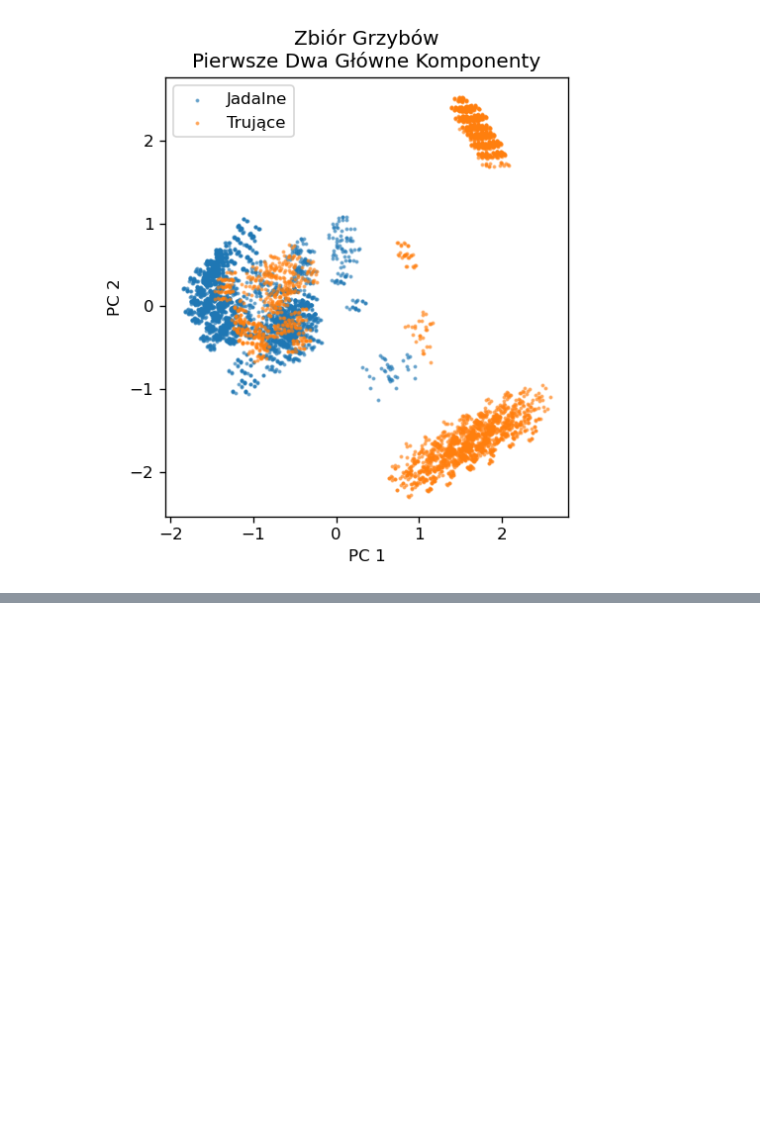
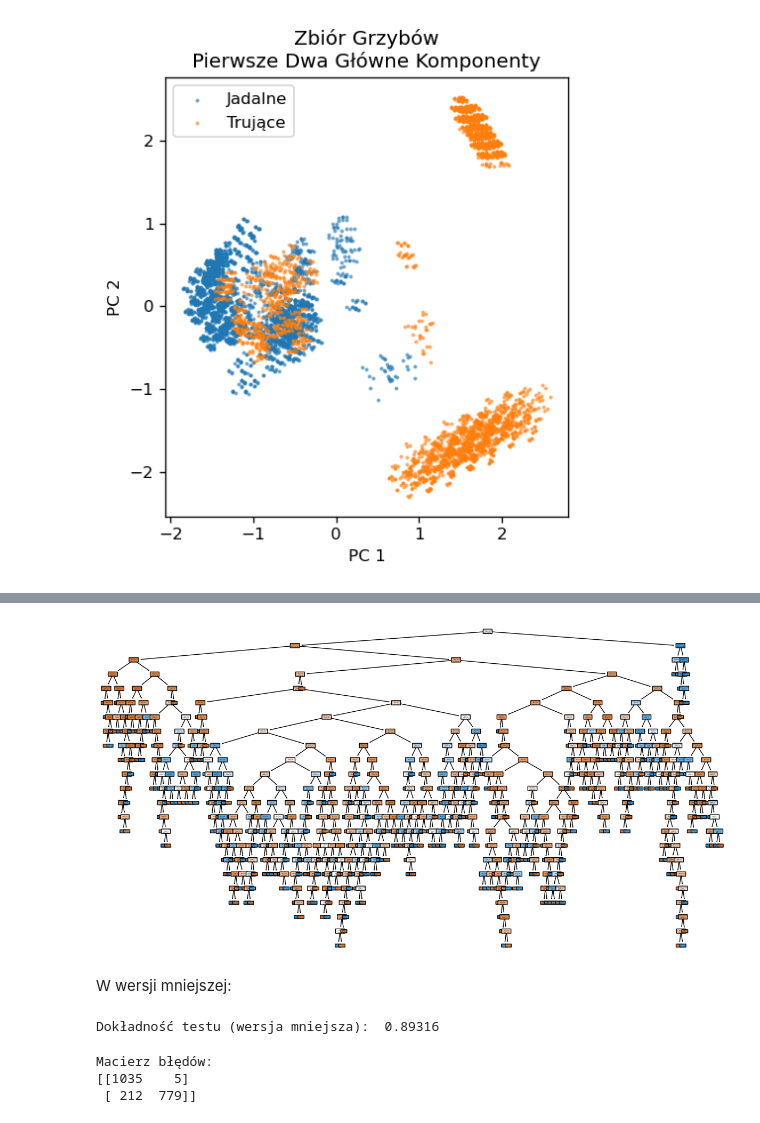
Before and after one commit to nwielocha/mushroom-classification, a Jupyter notebook: Mushroom Classification.ipynb, the cells around one changed output, grey strips where cells are left out. Drawn from its saved outputs; the diff is of its cells as text; code cells hidden in the pictures; blank space fills up the shorter version.

```diff
--- a/Mushroom Classification.ipynb
+++ b/Mushroom Classification.ipynb
@@ -189,0 +213,25 @@ Dokładność testu:  0.93255
+# %%
+from sklearn.tree import plot_tree
+plt.figure(figsize=(15, 8))
+plot_tree(model_big, feature_names=X.columns.tolist(), class_names=['Jadalne', 'Trujące'], filled=True, rounded=True)
+plt.show()
+# %% [output]
+[figure, added]
+# %% [markdown]
+W wersji mniejszej:
+# %%
+# Wersja mniejsza z ograniczoną głębokością drzewa
+model_small = DecisionTreeClassifier(max_depth=3).fit(X_train, y_train)
+print("\nDokładność testu (wersja mniejsza): ", round(model_small.score(X_test, y_test), 5))
+# %% [output]
+Dokładność testu (wersja mniejsza):  0.89316
+# %%
+from sklearn.metrics import confusion_matrix
+y_pred = model_small.predict(X_test)
+cm = confusion_matrix(y_test, y_pred)
+print("Macierz błędów:")
+print(cm)
+# %% [output]
+Macierz błędów:
+[[1035    5]
+ [ 212  779]]
```
Also changed, not shown: parts of 27 cells of this notebook, 2 other files.
